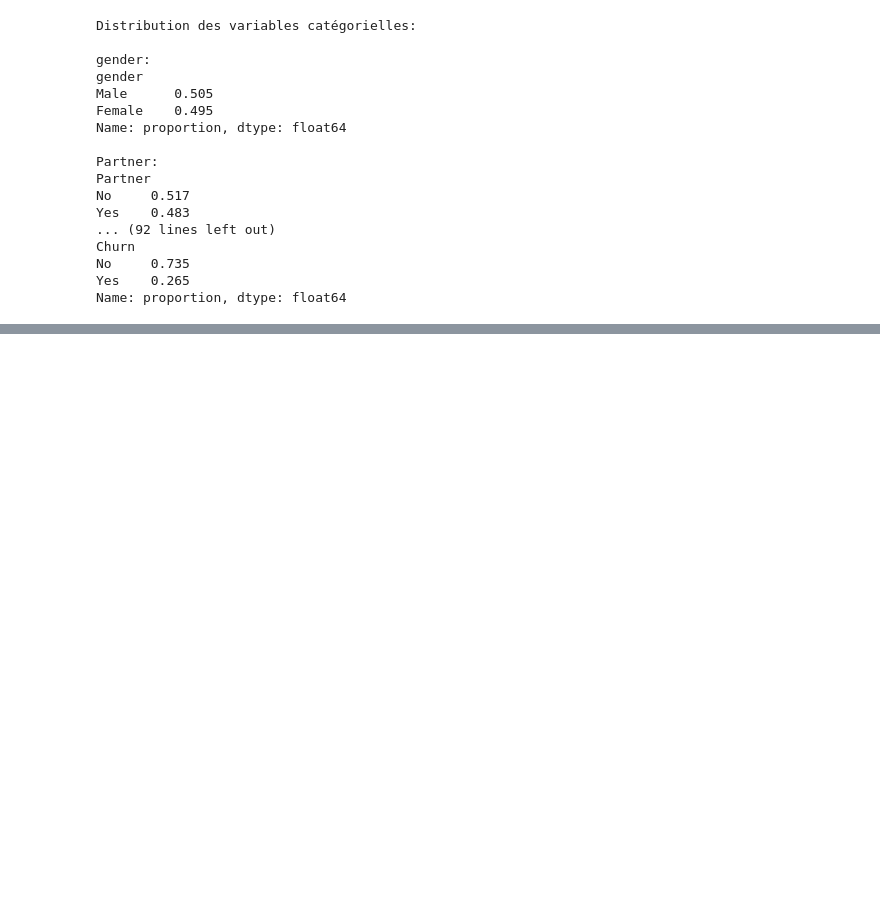
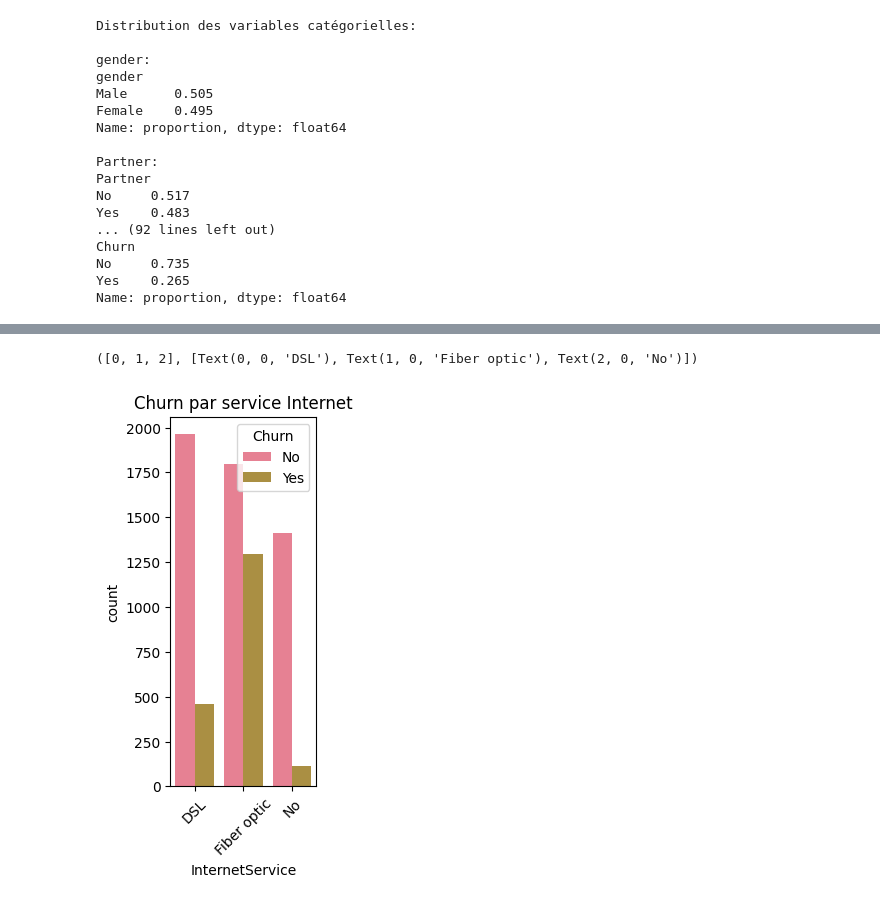
Before and after one commit to RaoufAddeche/Churn-Clients, a Jupyter notebook: notebooks/nettoyage_raouf.ipynb, the cells around one changed output, grey strips where cells are left out. Cells and saved outputs as stored; diff of their text form; code cells hidden in the pictures; blank space fills up the shorter version.

```diff
--- a/notebooks/nettoyage_raouf.ipynb
+++ b/notebooks/nettoyage_raouf.ipynb
@@ -162,0 +187,9 @@ Name: proportion, dtype: float64
+# %%
+#InternetService vs Churn
+plt.subplot(1,3,2)
+sns.countplot(data=df, x='InternetService', hue='Churn')
+plt.title('Churn par service Internet')
+plt.xticks(rotation=45)
+# %% [output]
+([0, 1, 2], [Text(0, 0, 'DSL'), Text(1, 0, 'Fiber optic'), Text(2, 0, 'No')])
+[figure, added]
```
Also changed, not shown: parts of 13 cells of this notebook, 10 other files.
